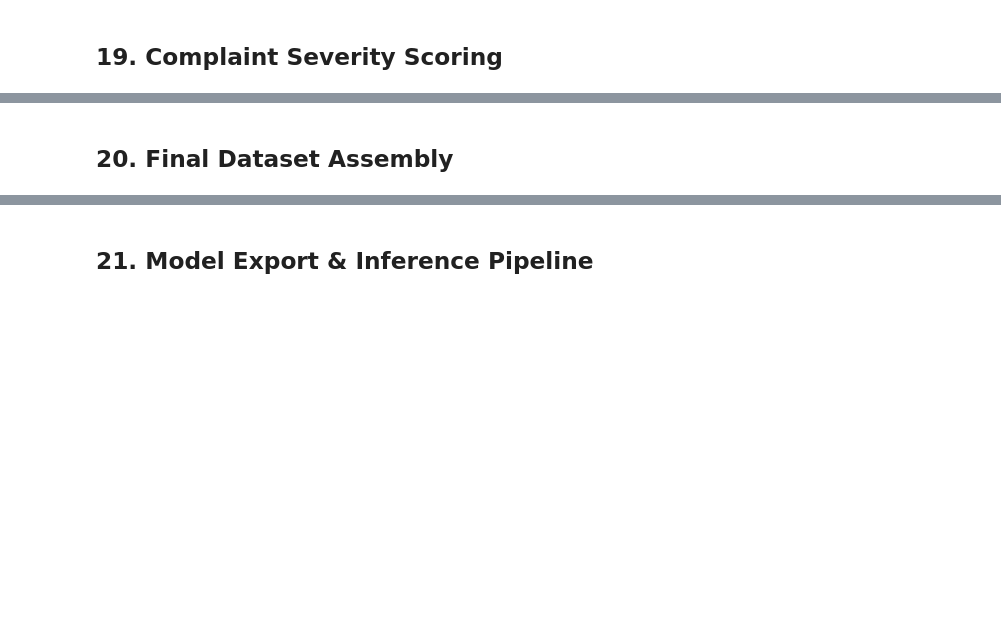
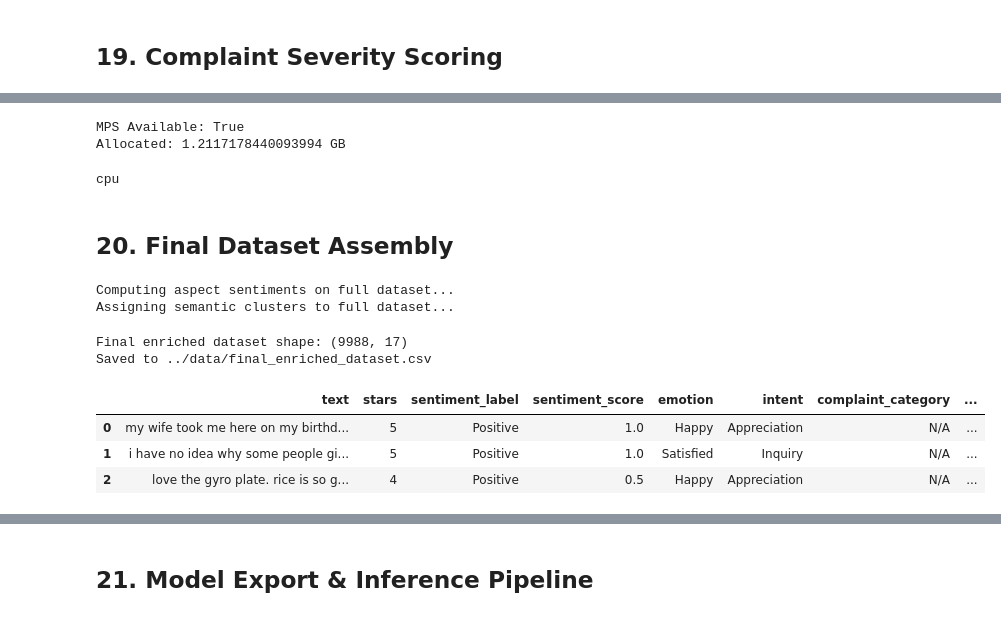
Before and after one commit to Sakshamxx/GenAI-Restaurant-Review, a Jupyter notebook: sentiment_analysis.ipynb, the cells around one changed output, grey strips where cells are left out. Saved outputs shown, nothing was run; the diff lists cells and outputs as text; code cells hidden in the pictures; blank space fills up the shorter version.

```diff
--- a/sentiment_analysis.ipynb
+++ b/sentiment_analysis.ipynb
@@ -1597,3 +1772,21 @@ print(sev_counts)
+# %%
+import torch
+
+print("MPS Available:", torch.backends.mps.is_available())
+
+if torch.backends.mps.is_available():
+    print("Allocated:",
+          torch.mps.current_allocated_memory()/1024**3,
+          "GB")
+# %% [output]
+MPS Available: True
+Allocated: 1.2117178440093994 GB
+# %%
+semantic_model = semantic_model.cpu()
+
+print(semantic_model.device)
+# %% [output]
+cpu
 # %% [markdown]
 ## 20. Final Dataset Assembly
 # %%
@@ -1606,34 +1799,43 @@ def stars_to_score(stars):
 enriched['sentiment_score'] = enriched['stars'].apply(stars_to_score)
 
 # Add aspects (already computed, re-apply to full df)
 print('Computing aspect sentiments on full dataset...')
 aspect_full = enriched['text'].apply(get_aspects)
 aspect_full_df = pd.DataFrame(aspect_full.tolist(), index=enriched.index)
 
 for col in aspect_full_df.columns:
     enriched[col] = aspect_full_df[col]
 
 # Add semantic_cluster (assign cluster to full df using KMeans model)
 print('Assigning semantic clusters to full dataset...')
 full_embeddings = semantic_model.encode(
-    enriched['text'].tolist(), batch_size=128, show_progress_bar=True, normalize_embeddings=True
+    enriched['text'].tolist(), batch_size=16, show_progress_bar=True, normalize_embeddings=True
 )
 enriched['semantic_cluster'] = kmeans.predict(full_embeddings)
 
 FINAL_COLUMNS = [
     'text', 'stars', 'sentiment_label', 'sentiment_score',
     'emotion', 'intent', 'complaint_category', 'complaint_severity',
     'semantic_cluster', 'topic_label',
     'aspect_food', 'aspect_service', 'aspect_staff', 'aspect_pricing',
     'aspect_cleanliness', 'aspect_ambience', 'aspect_wait_time',
 ]
 
 final_df = enriched[FINAL_COLUMNS].copy()
 final_df.to_csv(FINAL_CSV, index=False)
 
 print(f'\nFinal enriched dataset shape: {final_df.shape}')
 print(f'Saved to {FINAL_CSV}')
 final_df.head(3)
+# %% [output]
+Computing aspect sentiments on full dataset...
+Assigning semantic clusters to full dataset...
+Final enriched dataset shape: (9988, 17)
+Saved to ../data/final_enriched_dataset.csv
+|  | text | stars | sentiment_label | sentiment_score | emotion | intent | complaint_category | ... |
+| 0 | my wife took me here on my birthd... | 5 | Positive | 1.0 | Happy | Appreciation | N/A | ... |
+| 1 | i have no idea why some people gi... | 5 | Positive | 1.0 | Satisfied | Inquiry | N/A | ... |
+| 2 | love the gyro plate. rice is so g... | 4 | Positive | 0.5 | Happy | Appreciation | N/A | ... |
 # %%
 # ── Dataset summary dashboard ─────────────────────────────────────────────────
 print('=== FINAL ENRICHED DATASET SUMMARY ===')
```
Also changed, not shown: parts of 21 cells of this notebook.
